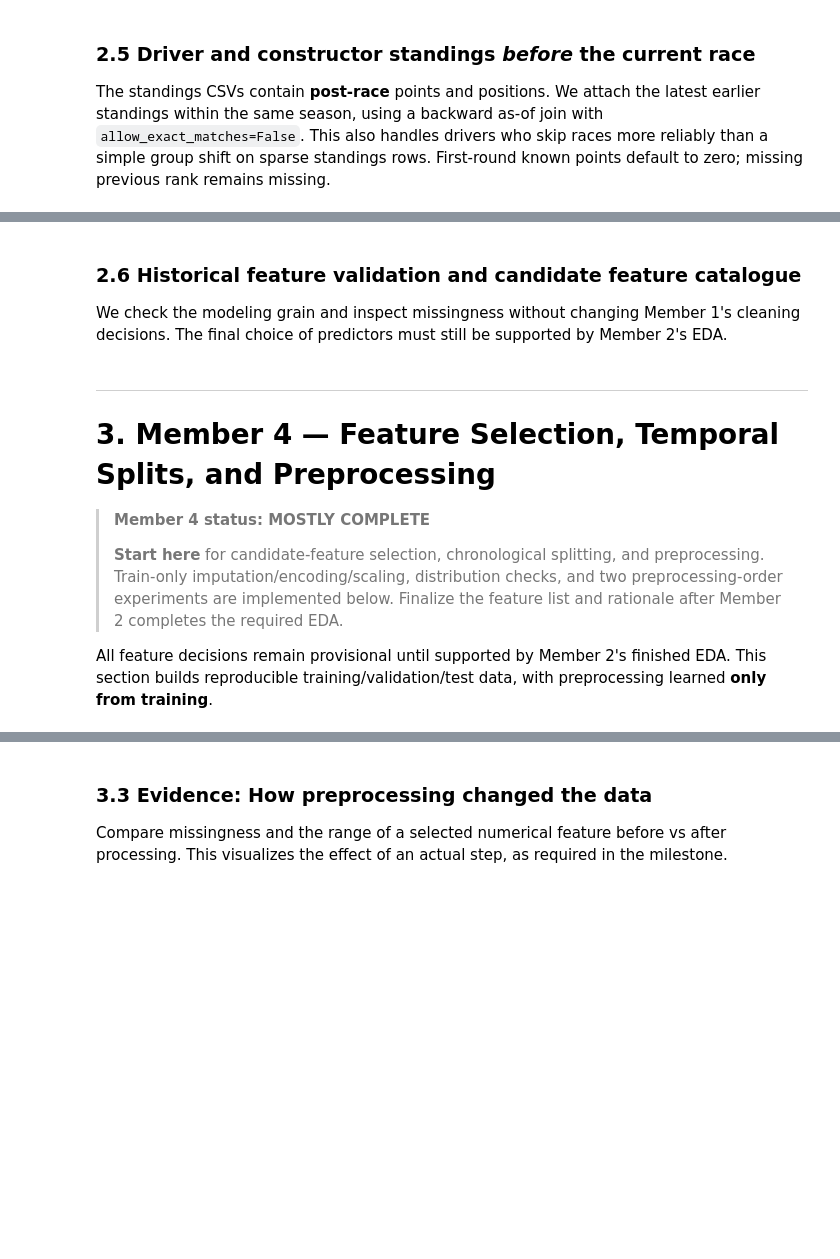
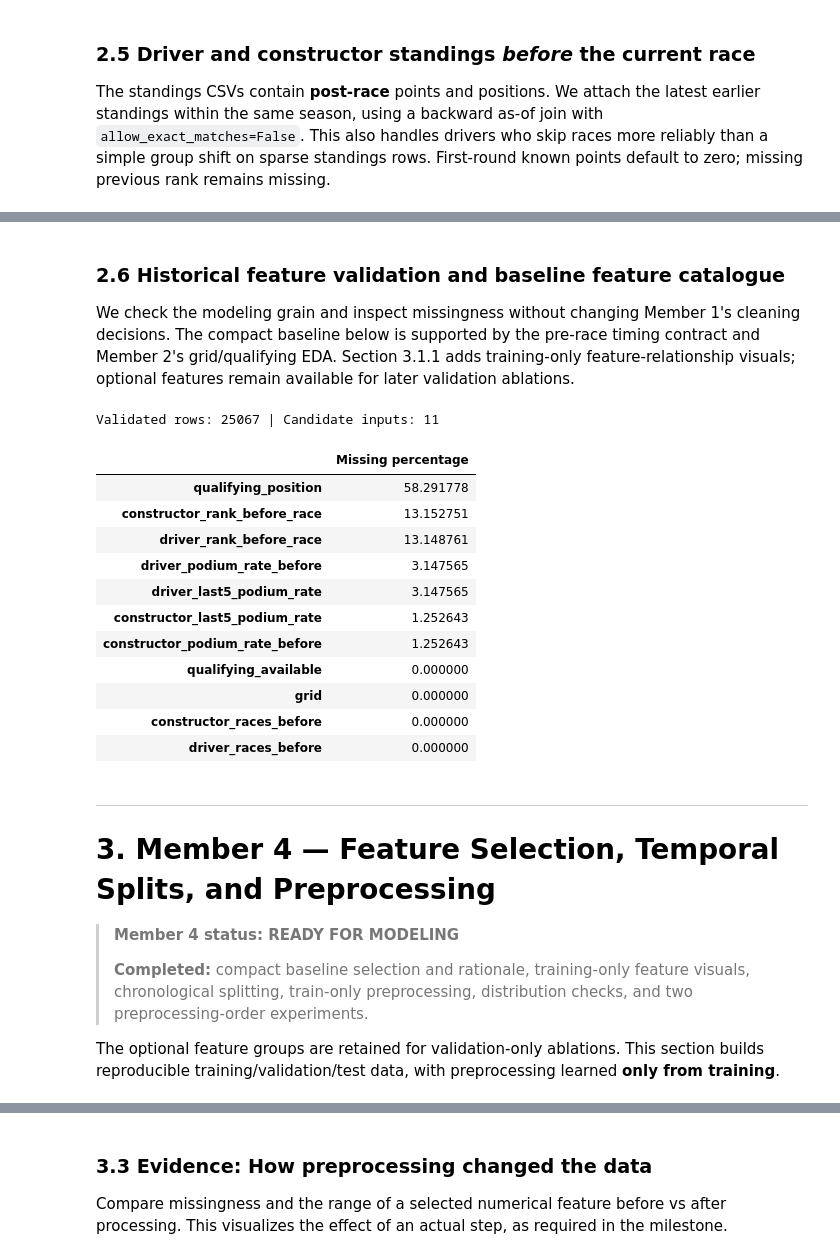
Before and after one commit to BaheyH/ML_F1_ACL2, a Jupyter notebook: Notebooks/F1_Combined_Members_1_to_4.ipynb, the cells around one changed output, grey strips where cells are left out. Cells and saved outputs as stored; diff of their text form; code cells hidden in the pictures; blank space fills up the shorter version.

```diff
--- a/Notebooks/F1_Combined_Members_1_to_4.ipynb
+++ b/Notebooks/F1_Combined_Members_1_to_4.ipynb
@@ -1332,44 +1426,62 @@ display(feature_df[["year", "round", "driverId", "driver_points_before_race",
 # %% [markdown]
-### 2.6 Historical feature validation and candidate feature catalogue
+### 2.6 Historical feature validation and baseline feature catalogue
 
-We check the modeling grain and inspect missingness without changing Member 1's cleaning decisions. The final choice of predictors must still be supported by Member 2's EDA.
+We check the modeling grain and inspect missingness without changing Member 1's cleaning decisions. The compact baseline below is supported by the pre-race timing contract and Member 2's grid/qualifying EDA. Section 3.1.1 adds training-only feature-relationship visuals; optional features remain available for later validation ablations.
 # %%
-# TEMPORARY: Candidate features; Member 2's evidence may change these.
+# Final compact baseline: every column is known before the race and has a documented rationale.
 numeric_features = [
-    "grid", "grid_top3", "grid_top5", "qualifying_position", "qualifying_available",
+    "grid", "qualifying_position", "qualifying_available",
     "driver_races_before", "driver_podium_rate_before", "driver_last5_podium_rate",
-    "constructor_races_before", "constructor_last5_podium_rate",
-    "constructor_podium_rate_before", "driver_points_before_race",
-    "driver_rank_before_race", "constructor_points_before_race",
+    "constructor_races_before", "constructor_podium_rate_before",
+    "constructor_last5_podium_rate", "driver_rank_before_race",
     "constructor_rank_before_race"
 ]
-# TEMPORARY: Add circuit and constructor identifiers as categorical labels (not magnitude values).
-categorical_features = ["circuitId", "constructorId"]
+# Identifiers are held back from the baseline to avoid unnecessary memorisation.
+categorical_features = []
+optional_feature_groups = {
+    "derived_grid_flags": ["grid_top3", "grid_top5"],
+    "standings_points_instead_of_rank": ["driver_points_before_race", "constructor_points_before_race"],
+    "categorical_context": ["circuitId", "constructorId"],
+}
 selected_features = numeric_features + categorical_features
 
 # LEAKAGE_CHECK: Explicitly exclude current result fields from features.
 for forbidden in ["podium", "positionOrder", "points", "statusId", "laps", "milliseconds",
                   "fastestLap", "fastestLapTime", "fastestLapSpeed", "resultId"]:
     assert forbidden not in selected_features, f"Forbidden input: {forbidden}"
 assert feature_df[["raceId", "driverId"]].notna().all().all()
 assert not feature_df.duplicated(["raceId", "driverId"]).any()
 assert len(feature_df) == len(modeling_results)
 assert feature_df["podium"].isin([0, 1]).all()
 assert set(selected_features).issubset(feature_df.columns)
 print("Validated rows:", len(feature_df), "| Candidate inputs:", len(selected_features))
 display((feature_df[selected_features].isna().mean() * 100)
         .sort_values(ascending=False).head(12).rename("Missing percentage").to_frame())
 
-# REVIEW_INTEGRATION: Compare selected features against completed Member 2 plots and conclusions.
+# REVIEW_INTEGRATION: Test optional_feature_groups only on validation during later ablations.
+# %% [output]
+Validated rows: 25067 | Candidate inputs: 11
+|  | Missing percentage |
+| qualifying_position | 58.291778 |
+| constructor_rank_before_race | 13.152751 |
+| driver_rank_before_race | 13.148761 |
+| driver_podium_rate_before | 3.147565 |
+| driver_last5_podium_rate | 3.147565 |
+| constructor_last5_podium_rate | 1.252643 |
+| constructor_podium_rate_before | 1.252643 |
+| qualifying_available | 0.000000 |
+| grid | 0.000000 |
+| constructor_races_before | 0.000000 |
+| driver_races_before | 0.000000 |
 # %% [markdown]
 ---
 # 3. Member 4 — Feature Selection, Temporal Splits, and Preprocessing
 
-> **Member 4 status: MOSTLY COMPLETE**
+> **Member 4 status: READY FOR MODELING**
 >
-> **Start here** for candidate-feature selection, chronological splitting, and preprocessing. Train-only imputation/encoding/scaling, distribution checks, and two preprocessing-order experiments are implemented below. Finalize the feature list and rationale after Member 2 completes the required EDA.
+> **Completed:** compact baseline selection and rationale, training-only feature visuals, chronological splitting, train-only preprocessing, distribution checks, and two preprocessing-order experiments.
 
-All feature decisions remain provisional until supported by Member 2's finished EDA. This section builds reproducible training/validation/test data, with preprocessing learned **only from training**.
+The optional feature groups are retained for validation-only ablations. This section builds reproducible training/validation/test data, with preprocessing learned **only from training**.
 # %% [markdown]
 ### 3.1 Chronological split
 
```
Also changed, not shown: parts of 28 cells of this notebook, 1 other file.
